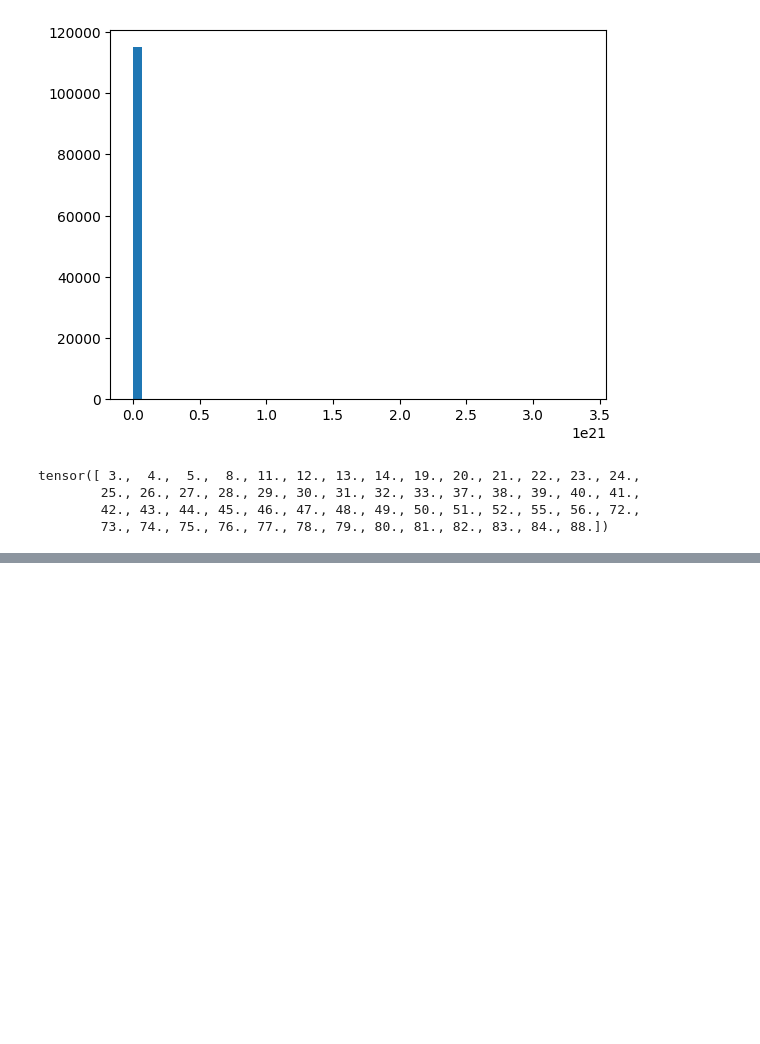
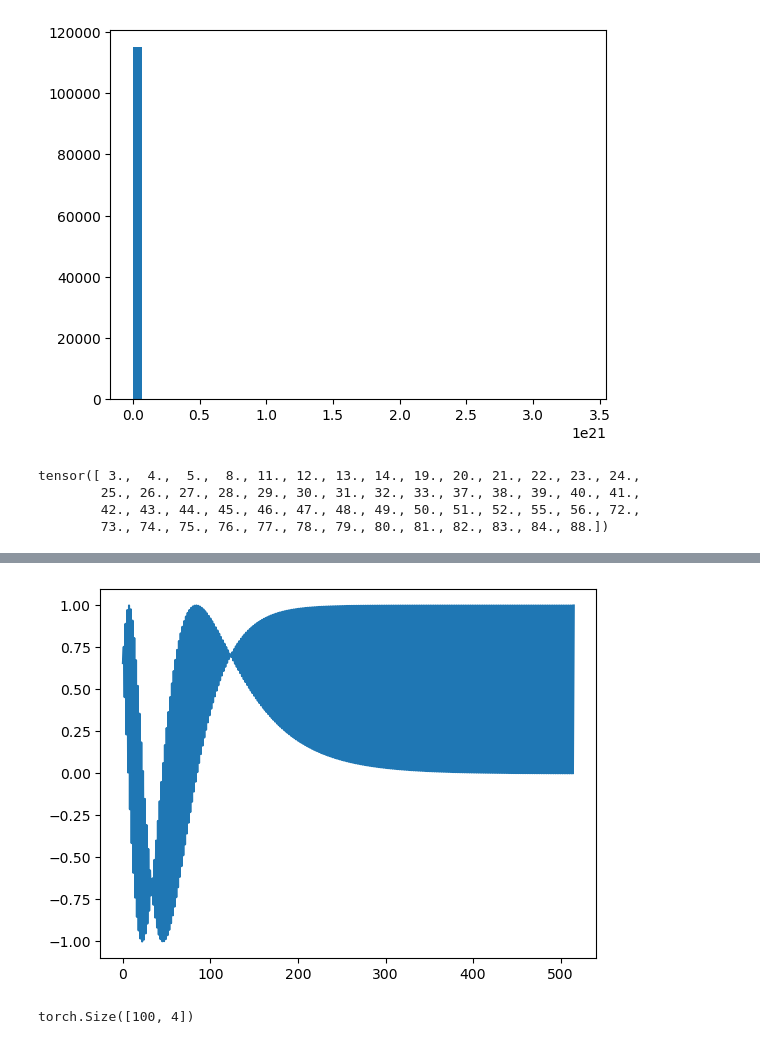
Before and after one commit to BaconBreaker/graph-diffusion-project, a Jupyter notebook: code/obsolete/data_exploration.ipynb, the cells around one changed output, grey strips where cells are left out. Saved outputs shown, nothing was run; the diff lists cells and outputs as text; code cells hidden in the pictures; blank space fills up the shorter version.

```diff
--- a/code/obsolete/data_exploration.ipynb
+++ b/code/obsolete/data_exploration.ipynb
@@ -242,0 +243,13 @@ torch.Size([1, 516])
+# %%
+def pos_encoding(t, channels):
+    inv_freq = 1.0 / (
+        10000
+        ** (torch.arange(0, channels, 2).float() / channels)
+    )
+    print(inv_freq.shape)
+    pos_enc_sin = torch.sin(t.repeat(1, channels // 2) * inv_freq)
+    pos_enc_cos = torch.cos(t.repeat(1, channels // 2) * inv_freq)
+    pos_enc = torch.zeros(t.shape[0], channels)
+    pos_enc[:, 0::2] = pos_enc_sin
+    pos_enc[:, 1::2] = pos_enc_cos
+    return pos_enc
@@ -242,0 +261,6 @@ torch.Size([1, 516])
+# %%
+print(a.shape)
+plt.plot(a[0])
+plt.show()
+# %% [output]
+[figure, added]
@@ -242,0 +269,12 @@ torch.Size([1, 516])
+# %%
+t_channels = 4
+t = torch.arange(0, 100)
+
+half_dim = t_channels // 2
+emb = math.log(10000) / (half_dim - 1)
+emb = torch.exp(torch.arange(half_dim) * -emb)
+emb = t[:, None] * emb[None, :]
+emb = torch.cat((emb.sin(), emb.cos()), dim=1)
+emb.shape
+# %% [output]
+torch.Size([100, 4])
```
Also changed, not shown: parts of 4 cells of this notebook, 3 other files.
